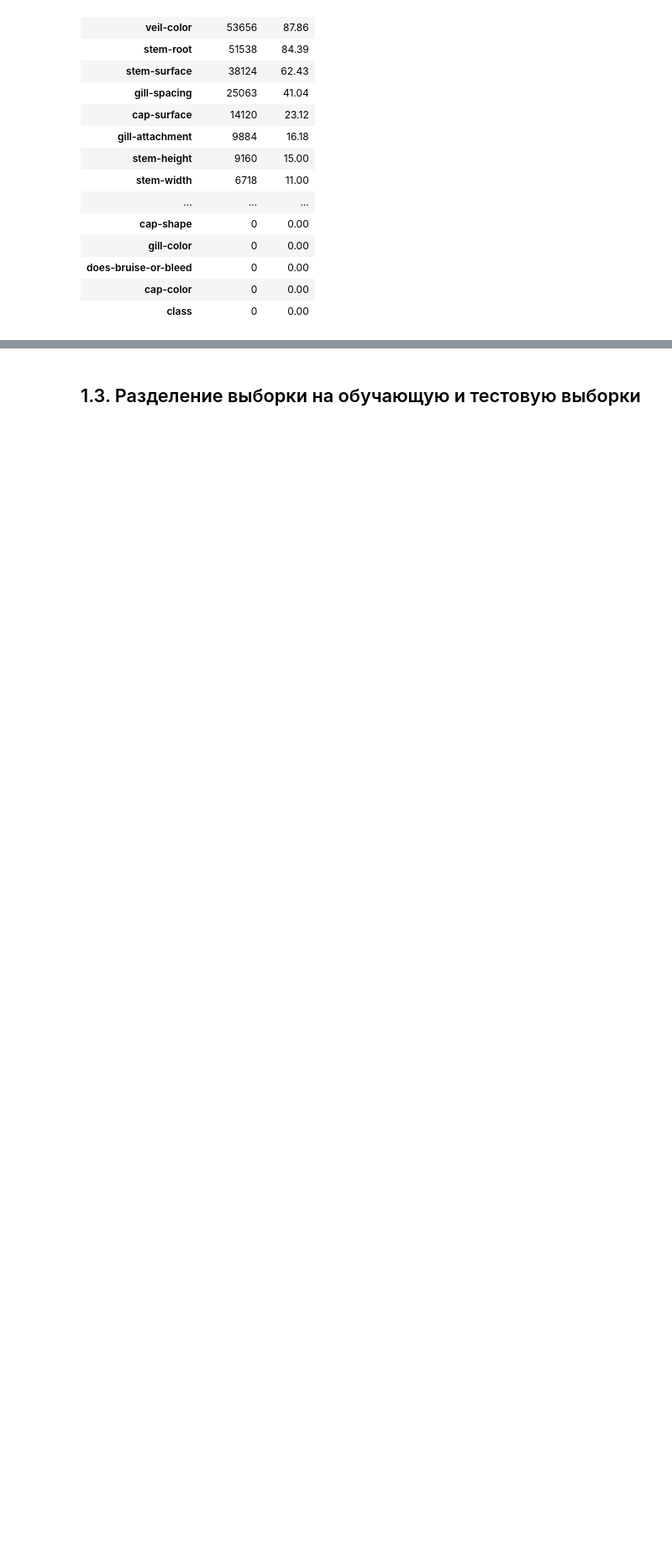
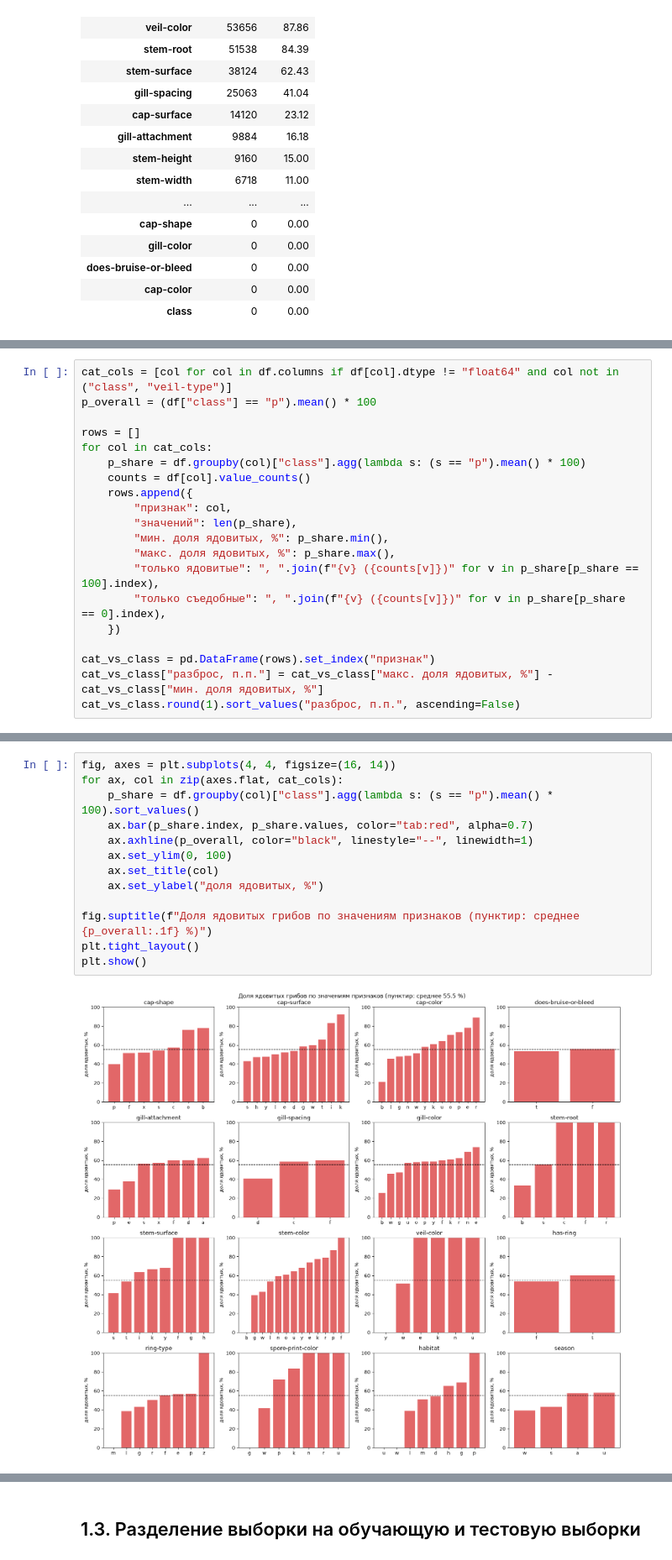
Before and after one commit to terracodum/Pracs5, a Jupyter notebook: warcraft.ipynb, the cells around one changed output, grey strips where cells are left out. Shown at 84% size. Saved outputs shown, nothing was run; the diff lists cells and outputs as text; blank space fills up the shorter version.

Commit message:
feat(lab1): add exploratory data analysis and train/test split

```diff
--- a/warcraft.ipynb
+++ b/warcraft.ipynb
@@ -169,0 +451,20 @@ pd.DataFrame({
+# %%
+cat_cols = [col for col in df.columns if df[col].dtype != "float64" and col not in ("class", "veil-type")]
+p_overall = (df["class"] == "p").mean() * 100
+
+rows = []
+for col in cat_cols:
+    p_share = df.groupby(col)["class"].agg(lambda s: (s == "p").mean() * 100)
+    counts = df[col].value_counts()
+    rows.append({
+        "признак": col,
+        "значений": len(p_share),
+        "мин. доля ядовитых, %": p_share.min(),
+        "макс. доля ядовитых, %": p_share.max(),
+        "только ядовитые": ", ".join(f"{v} ({counts[v]})" for v in p_share[p_share == 100].index),
+        "только съедобные": ", ".join(f"{v} ({counts[v]})" for v in p_share[p_share == 0].index),
+    })
+
+cat_vs_class = pd.DataFrame(rows).set_index("признак")
+cat_vs_class["разброс, п.п."] = cat_vs_class["макс. доля ядовитых, %"] - cat_vs_class["мин. доля ядовитых, %"]
+cat_vs_class.round(1).sort_values("разброс, п.п.", ascending=False)
@@ -169,0 +490,15 @@ pd.DataFrame({
+# %%
+fig, axes = plt.subplots(4, 4, figsize=(16, 14))
+for ax, col in zip(axes.flat, cat_cols):
+    p_share = df.groupby(col)["class"].agg(lambda s: (s == "p").mean() * 100).sort_values()
+    ax.bar(p_share.index, p_share.values, color="tab:red", alpha=0.7)
+    ax.axhline(p_overall, color="black", linestyle="--", linewidth=1)
+    ax.set_ylim(0, 100)
+    ax.set_title(col)
+    ax.set_ylabel("доля ядовитых, %")
+
+fig.suptitle(f"Доля ядовитых грибов по значениям признаков (пунктир: среднее {p_overall:.1f} %)")
+plt.tight_layout()
+plt.show()
+# %% [output]
+[figure, added]
```
Also changed, not shown: parts of 34 cells of this notebook, 1 other file.
